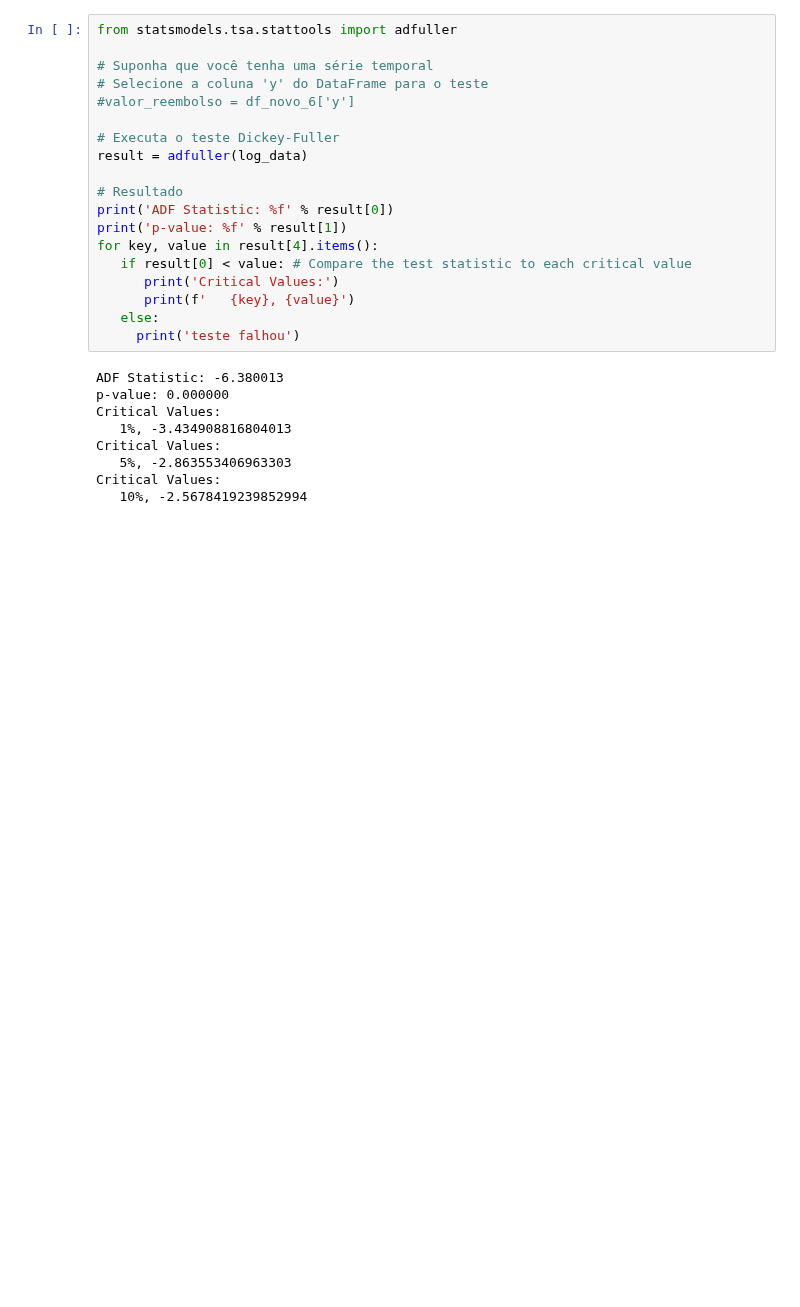
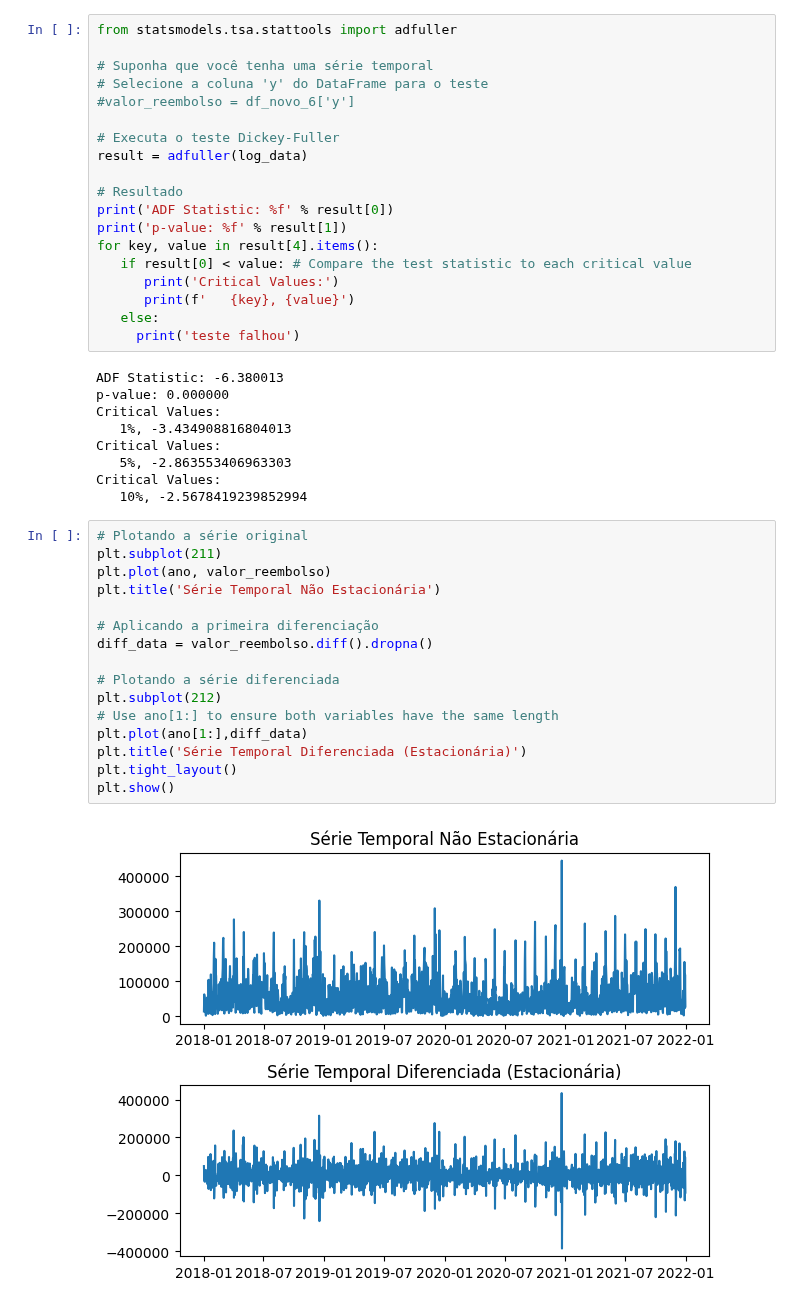
Before and after one commit to jeniferGoncalvesDaSilvaDev/7daysofcode-ds-alura2, a Jupyter notebook: desafio_7daysofcode_ds_alura.ipynb, the cells around one changed output. Saved outputs shown, nothing was run; the diff lists cells and outputs as text; blank space fills up the shorter version.

```diff
--- a/desafio_7daysofcode_ds_alura.ipynb
+++ b/desafio_7daysofcode_ds_alura.ipynb
@@ -941,3 +941,21 @@ Critical Values:
    5%, -2.863553406963303
 Critical Values:
    10%, -2.5678419239852994
+# %%
+# Plotando a série original
+plt.subplot(211)
+plt.plot(ano, valor_reembolso)
+plt.title('Série Temporal Não Estacionária')
+
+# Aplicando a primeira diferenciação
+diff_data = valor_reembolso.diff().dropna()
+
+# Plotando a série diferenciada
+plt.subplot(212)
+# Use ano[1:] to ensure both variables have the same length
+plt.plot(ano[1:],diff_data)
+plt.title('Série Temporal Diferenciada (Estacionária)')
+plt.tight_layout()
+plt.show()
+# %% [output]
+[figure, added]
```
Also changed, not shown: parts of 1 cell of this notebook.
